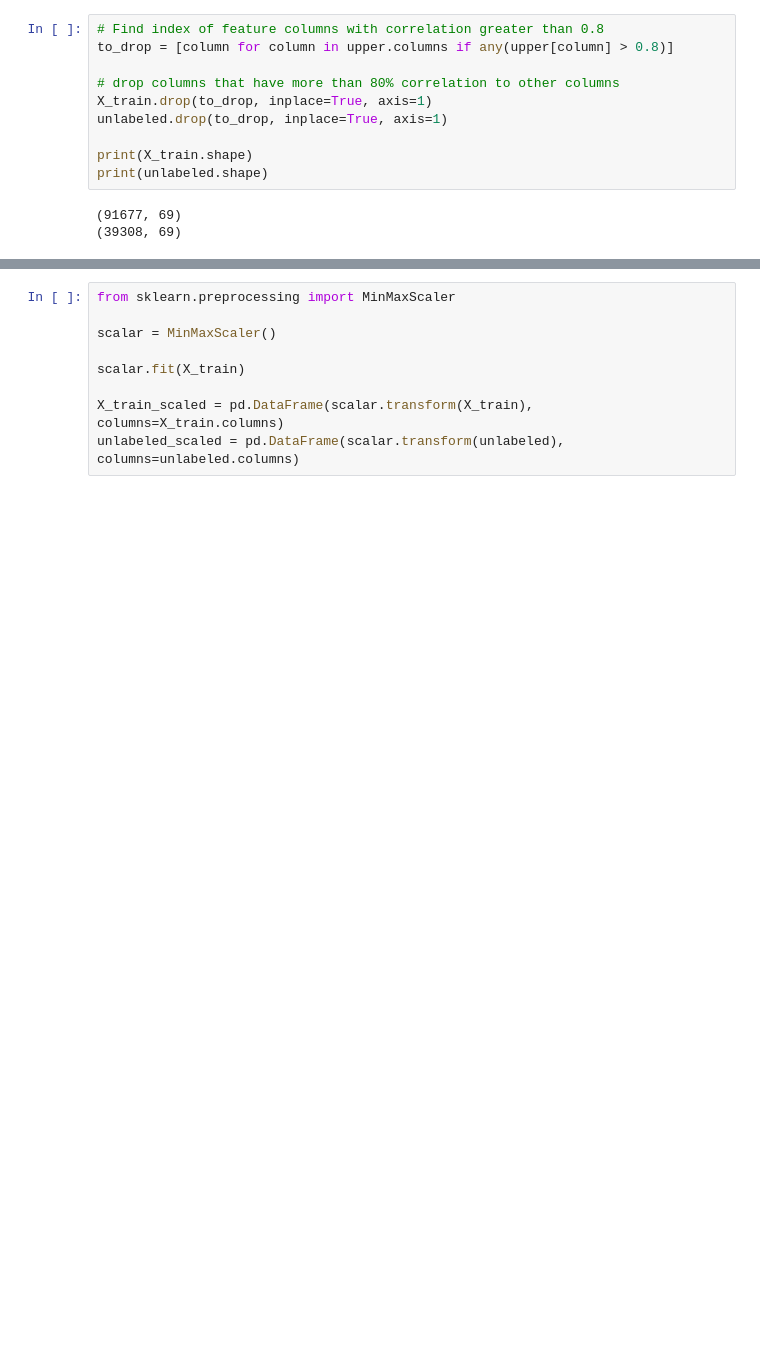
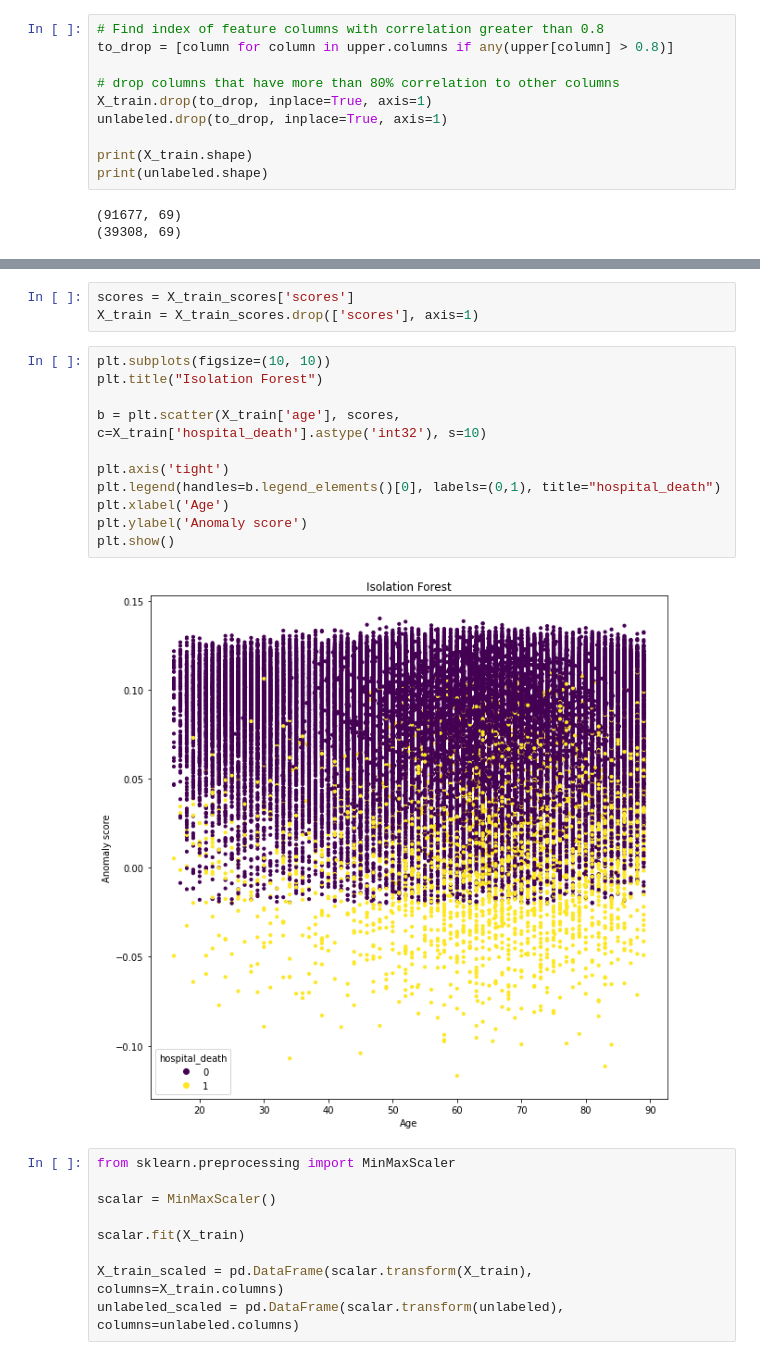
Before and after one commit to siddiqua102/scientific.prog, a Jupyter notebook: notebook.ipynb, the cells around one changed output, grey strips where cells are left out. Cells and saved outputs as stored; diff of their text form; blank space fills up the shorter version.

```diff
--- a/notebook.ipynb
+++ b/notebook.ipynb
@@ -405,3 +404,19 @@ X_train = X_train.loc[mask]
+# %%
+scores = X_train_scores['scores']
+X_train = X_train_scores.drop(['scores'], axis=1)
+# %%
+plt.subplots(figsize=(10, 10))
+plt.title("Isolation Forest")
+
+b = plt.scatter(X_train['age'], scores, c=X_train['hospital_death'].astype('int32'), s=10)
+
+plt.axis('tight')
+plt.legend(handles=b.legend_elements()[0], labels=(0,1), title="hospital_death")
+plt.xlabel('Age')
+plt.ylabel('Anomaly score')
+plt.show()
+# %% [output]
+[figure, added]
 # %%
 from sklearn.preprocessing import MinMaxScaler
 
```
Also changed, not shown: parts of 24 cells of this notebook, 23 other files.
